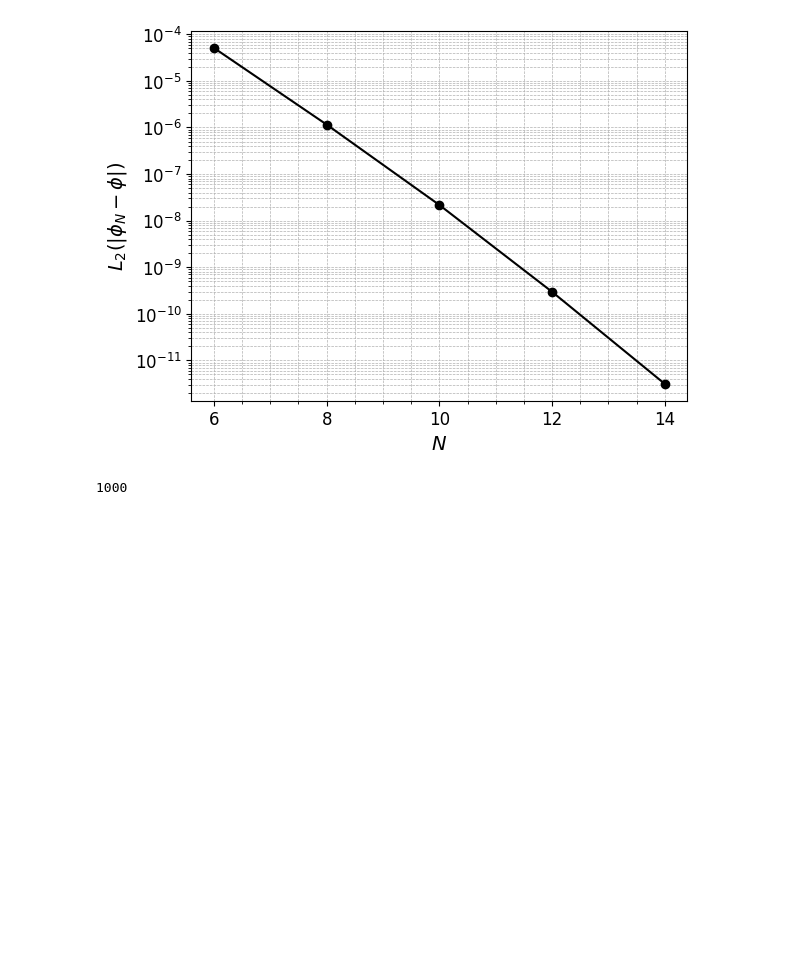
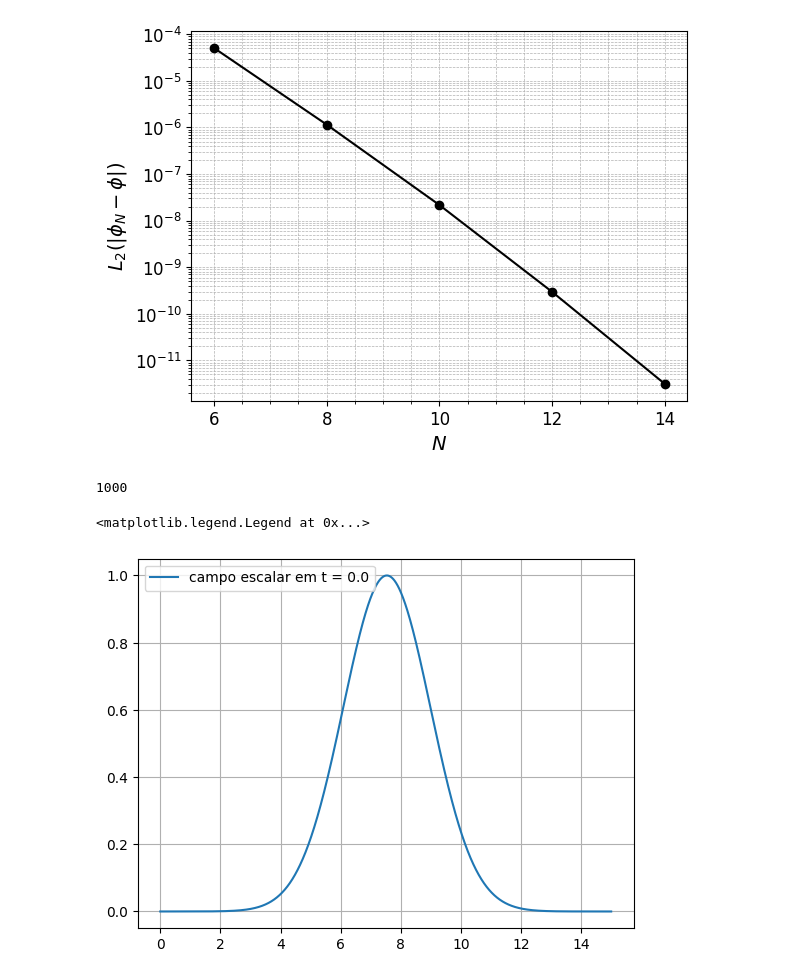
Before and after one commit to phmouras/Minicurso_Calculo_Numerico, a Jupyter notebook: aula4.ipynb, the cells around one changed output. Drawn from its saved outputs; the diff is of its cells as text; code cells hidden in the pictures; blank space fills up the shorter version.

```diff
--- a/aula4.ipynb
+++ b/aula4.ipynb
@@ -330,3 +279,15 @@ plt.show()
+# %%
+
+rplot = np.linspace(0, 15, M)
+
+i = 0
+t2 = h*i
+plt.plot(rplot,phi_set[i], label = f'campo escalar em t = {t2}')
+plt.grid()
+plt.legend()
+# %% [output]
+<matplotlib.legend.Legend at 0x...>
+[figure, added]
 # %%
 
 # Animation plot
```
Also changed, not shown: parts of 4 cells of this notebook.
